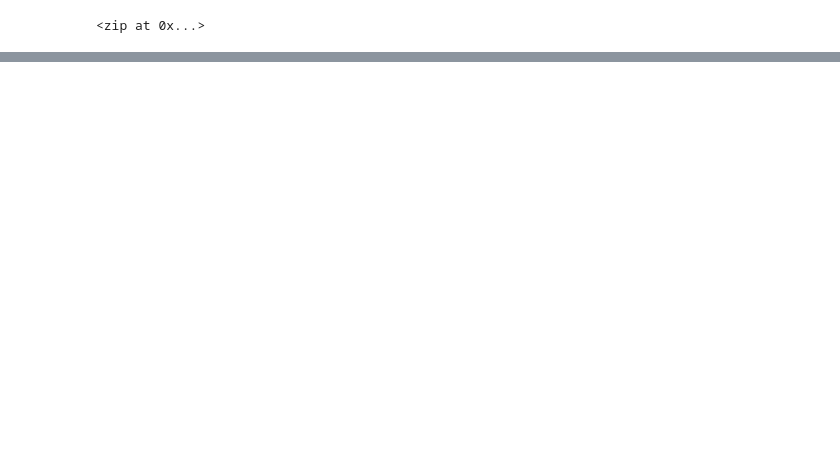
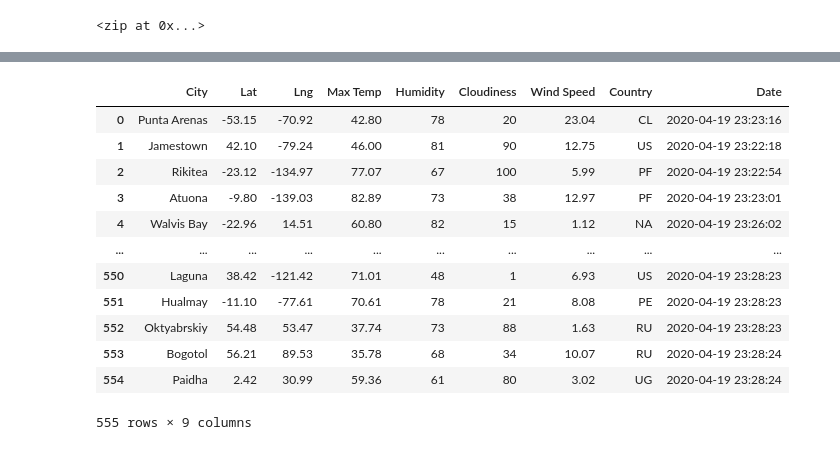
Before and after one commit to IvyLeong/World_Weather_Analysis, a Jupyter notebook: WeatherPy.ipynb, the cells around one changed output, grey strips where cells are left out. Cells and saved outputs as stored; diff of their text form; code cells hidden in the pictures; blank space fills up the shorter version.

```diff
--- a/WeatherPy.ipynb
+++ b/WeatherPy.ipynb
@@ -33,0 +42,4 @@ len(cities)
+# %%
+# Starting URL for Weather Map API Call.
+url = "http://api.openweathermap.org/data/2.5/weather?units=Imperial&APPID=" + weather_api_key
+print(url)
@@ -33,0 +127,18 @@ len(cities)
+# %%
+# Convert the array of dictionaries to a Pandas DataFrame.
+city_data_df = pd.DataFrame(city_data)
+city_data_df
+# %% [output]
+|  | City | Lat | Lng | Max Temp | Humidity | Cloudiness | Wind Speed | Country | Date |
+| 0 | Punta Arenas | -53.15 | -70.92 | 42.80 | 78 | 20 | 23.04 | CL | 2020-04-19 23:23:16 |
+| 1 | Jamestown | 42.10 | -79.24 | 46.00 | 81 | 90 | 12.75 | US | 2020-04-19 23:22:18 |
+| 2 | Rikitea | -23.12 | -134.97 | 77.07 | 67 | 100 | 5.99 | PF | 2020-04-19 23:22:54 |
+| 3 | Atuona | -9.80 | -139.03 | 82.89 | 73 | 38 | 12.97 | PF | 2020-04-19 23:23:01 |
+| 4 | Walvis Bay | -22.96 | 14.51 | 60.80 | 82 | 15 | 1.12 | NA | 2020-04-19 23:26:02 |
+| ... | ... | ... | ... | ... | ... | ... | ... | ... | ... |
+| 550 | Laguna | 38.42 | -121.42 | 71.01 | 48 | 1 | 6.93 | US | 2020-04-19 23:28:23 |
+| 551 | Hualmay | -11.10 | -77.61 | 70.61 | 78 | 21 | 8.08 | PE | 2020-04-19 23:28:23 |
+| 552 | Oktyabrskiy | 54.48 | 53.47 | 37.74 | 73 | 88 | 1.63 | RU | 2020-04-19 23:28:23 |
+| 553 | Bogotol | 56.21 | 89.53 | 35.78 | 68 | 34 | 10.07 | RU | 2020-04-19 23:28:24 |
+| 554 | Paidha | 2.42 | 30.99 | 59.36 | 61 | 80 | 3.02 | UG | 2020-04-19 23:28:24 |
+555 rows × 9 columns
```
Also changed, not shown: parts of 8 cells of this notebook, 2 other files.
